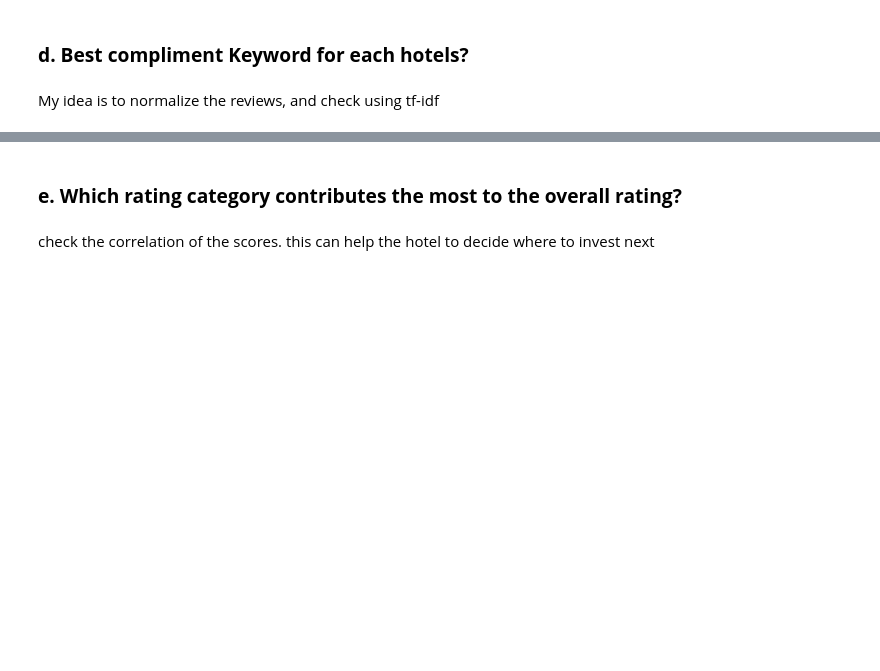
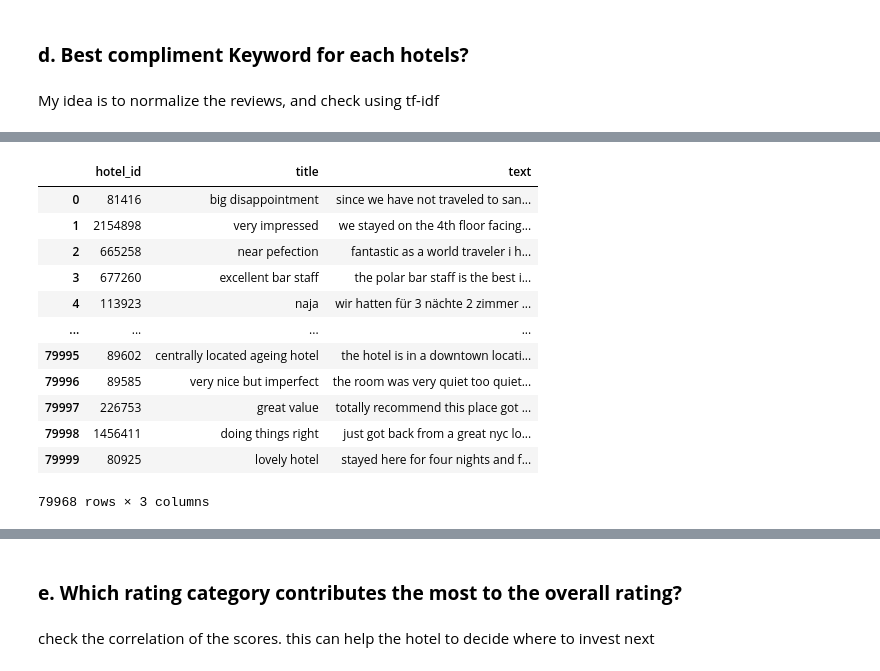
Before and after one commit to nadiavictoria/IS512-Hotel-Analytics, a Jupyter notebook: notebooks/02_exploratory_analysis.ipynb, the cells around one changed output, grey strips where cells are left out. Saved outputs shown, nothing was run; the diff lists cells and outputs as text; code cells hidden in the pictures; blank space fills up the shorter version.

```diff
--- a/notebooks/02_exploratory_analysis.ipynb
+++ b/notebooks/02_exploratory_analysis.ipynb
@@ -1158,0 +1169,34 @@ My idea is to normalize the reviews, and check using tf-idf
+# %%
+# Constants
+PUNCTUATION = """!"#$%&'()*+,-./:;<=>?@[\]^_`{|}~“”‘’"""
+TOP_K_KEYWORDS = 10 # top k number of keywords to retrieve in a ranked document
+STOPWORD_PATH = "../src/stopwords.txt"
+# PAPERS_PATH = "/kaggle/input/nips-papers-1987-2019-updated/papers.csv"
+# %%
+keyword_df = reviews_df.copy()
+keyword_df = keyword_df[['hotel_id', 'title', 'text']]
+# %%
+from utils import (
+    clean_text,
+    get_stopwords_list,
+    get_keywords,
+)
+
+keyword_df['title'] = keyword_df['title'].apply(lambda x: clean_text(x, punctuation=PUNCTUATION))
+keyword_df['text'] = keyword_df['text'].apply(lambda x: clean_text(x, punctuation=PUNCTUATION))
+# %%
+keyword_df
+# %% [output]
+|  | hotel_id | title | text |
+| 0 | 81416 | big disappointment | since we have not traveled to san... |
+| 1 | 2154898 | very impressed | we stayed on the 4th floor facing... |
+| 2 | 665258 | near pefection | fantastic as a world traveler i h... |
+| 3 | 677260 | excellent bar staff | the polar bar staff is the best i... |
+| 4 | 113923 | naja | wir hatten für 3 nächte 2 zimmer ... |
+| ... | ... | ... | ... |
+| 79995 | 89602 | centrally located ageing hotel | the hotel is in a downtown locati... |
+| 79996 | 89585 | very nice but imperfect | the room was very quiet too quiet... |
+| 79997 | 226753 | great value | totally recommend this place got ... |
+| 79998 | 1456411 | doing things right | just got back from a great nyc lo... |
+| 79999 | 80925 | lovely hotel | stayed here for four nights and f... |
+79968 rows × 3 columns
```
Also changed, not shown: parts of 12 cells of this notebook, 3 other files.
